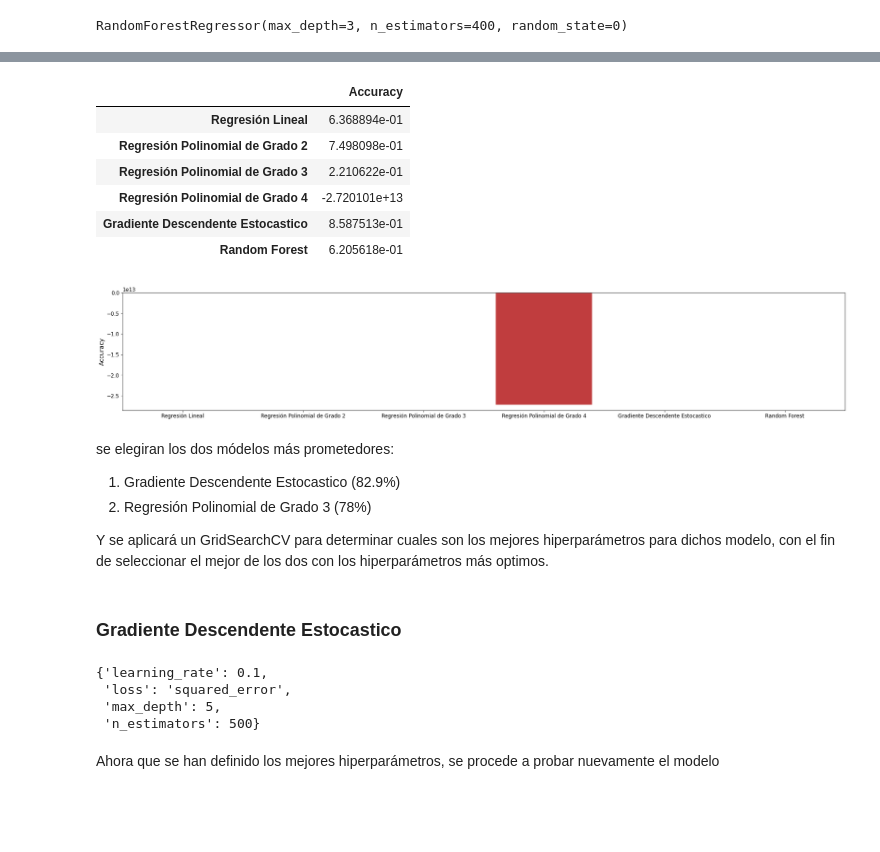
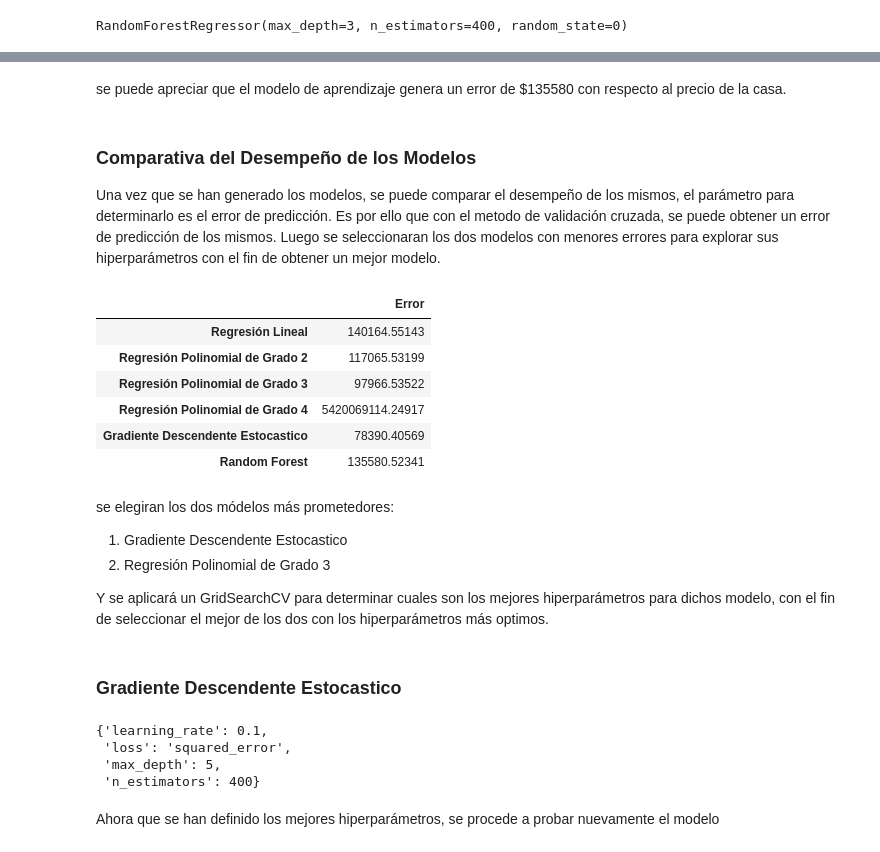
Before and after one commit to Carlososuna11/washington-homes-for-sale, a Jupyter notebook: Proyecto.ipynb, the cells around one changed output, grey strips where cells are left out. Cells and saved outputs as stored; diff of their text form; code cells hidden in the pictures; blank space fills up the shorter version.

```diff
--- a/Proyecto.ipynb
+++ b/Proyecto.ipynb
@@ -932,10 +924,0 @@ se puede apreciar que el modelo de aprendizaje genera un error de $78390 con res
-# %%
-# Usar polinomios de grado 3
-poly_third_grade = PolynomialFeatures(degree=3)
-X_train_poly_tg = poly_third_grade.fit_transform(X_train)
-X_test_poly_tg = poly_third_grade.fit_transform(X_test)
-
-gbr = GradientBoostingRegressor(
-    n_estimators=400, learning_rate=0.1, max_depth=3, random_state=0,
-    loss='squared_error')
-gbr.fit(X_train_poly_tg, y_train)
@@ -944,2 +924,0 @@ GradientBoostingRegressor(n_estimators=400, random_state=0)
-# %%
-y_gbr_pred = gbr.predict(X_test_poly_tg)
@@ -983,37 +949,36 @@ Standar Deviation: 0.01656216080739211
+# %% [markdown]
+se puede apreciar que el modelo de aprendizaje genera un error de $135580 con respecto al precio de la casa.
+# %% [markdown]
+### Comparativa del Desempeño de los Modelos
+
+Una vez que se han generado los modelos, se puede comparar el desempeño de los mismos, el parámetro para determinarlo es el error de predicción. Es por ello que con el metodo de validación cruzada, se puede obtener un error de predicción de los mismos. Luego se seleccionaran los dos modelos con menores errores para explorar sus hiperparámetros con el fin de obtener un mejor modelo.
 # %%
-accuracy_dataset = pd.DataFrame(
+error_dataset = pd.DataFrame(
     {
-        'Regresión Lineal':{'Accuracy': lr_scores.mean()},
-        'Regresión Polinomial de Grado 2':{'Accuracy': poly_sg_scores.mean()},
-        'Regresión Polinomial de Grado 3':{'Accuracy': poly_tg_scores.mean()},
-        'Regresión Polinomial de Grado 4':{'Accuracy': poly_fg_scores.mean()},
-        'Gradiente Descendente Estocastico':{'Accuracy': gbr_scores.mean()},
-        'Random Forest': {'Accuracy':rf_scores.mean()},
-        # 'SVM':{'Accuracy': smv_scores.mean()}
-
+        'Regresión Lineal':{'Error': mean_absolute_error(y_test, y_lr_pred)},
+        'Regresión Polinomial de Grado 2':{'Error': mean_absolute_error(y_test, y_poly_sg_pred)},
+        'Regresión Polinomial de Grado 3':{'Error':mean_absolute_error(y_test, y_poly_tg_pred)},
+        'Regresión Polinomial de Grado 4':{'Error': mean_absolute_error(y_test, y_poly_fg_pred)},
+        'Gradiente Descendente Estocastico':{'Error': mean_absolute_error(y_test, y_gbr_pred)},
+        'Random Forest': {'Error':mean_absolute_error(y_test, y_rf_pred)},
     }
 ).T
-# %%
-accuracy_dataset
-# %% [output]
-|  | Accuracy |
-| Regresión Lineal | 6.368894e-01 |
-| Regresión Polinomial de Grado 2 | 7.498098e-01 |
-| Regresión Polinomial de Grado 3 | 2.210622e-01 |
-| Regresión Polinomial de Grado 4 | -2.720101e+13 |
-| Gradiente Descendente Estocastico | 8.587513e-01 |
-| Random Forest | 6.205618e-01 |
-# %%
-fig, ax = plt.subplots(figsize=(30,5))
-sns.barplot(x=accuracy_dataset.index, y=accuracy_dataset['Accuracy'], data=accuracy_dataset)
-plt.show()
-# %% [output]
-[figure, removed]
+# %%
+pd.options.display.float_format = '{:.5f}'.format
+error_dataset
+# %% [output]
+|  | Error |
+| Regresión Lineal | 140164.55143 |
+| Regresión Polinomial de Grado 2 | 117065.53199 |
+| Regresión Polinomial de Grado 3 | 97966.53522 |
+| Regresión Polinomial de Grado 4 | 5420069114.24917 |
+| Gradiente Descendente Estocastico | 78390.40569 |
+| Random Forest | 135580.52341 |
 # %% [markdown]
 se elegiran los dos módelos más prometedores:
 
-1. Gradiente Descendente Estocastico (82.9%)
-2. Regresión Polinomial de Grado 3 (78%)
+1. Gradiente Descendente Estocastico
+2. Regresión Polinomial de Grado 3
 
 Y se aplicará un GridSearchCV para determinar cuales son los mejores hiperparámetros para dichos modelo, con el fin de seleccionar el mejor de los dos con los hiperparámetros más optimos.
 # %% [markdown]
@@ -1035,7 +1000,7 @@ gs_gbr.best_params_
 {'learning_rate': 0.1,
  'loss': 'squared_error',
  'max_depth': 5,
- 'n_estimators': 500}
+ 'n_estimators': 400}
 # %% [markdown]
 Ahora que se han definido los mejores hiperparámetros, se procede a probar nuevamente el modelo
 # %%
```
Also changed, not shown: parts of 26 cells of this notebook.
